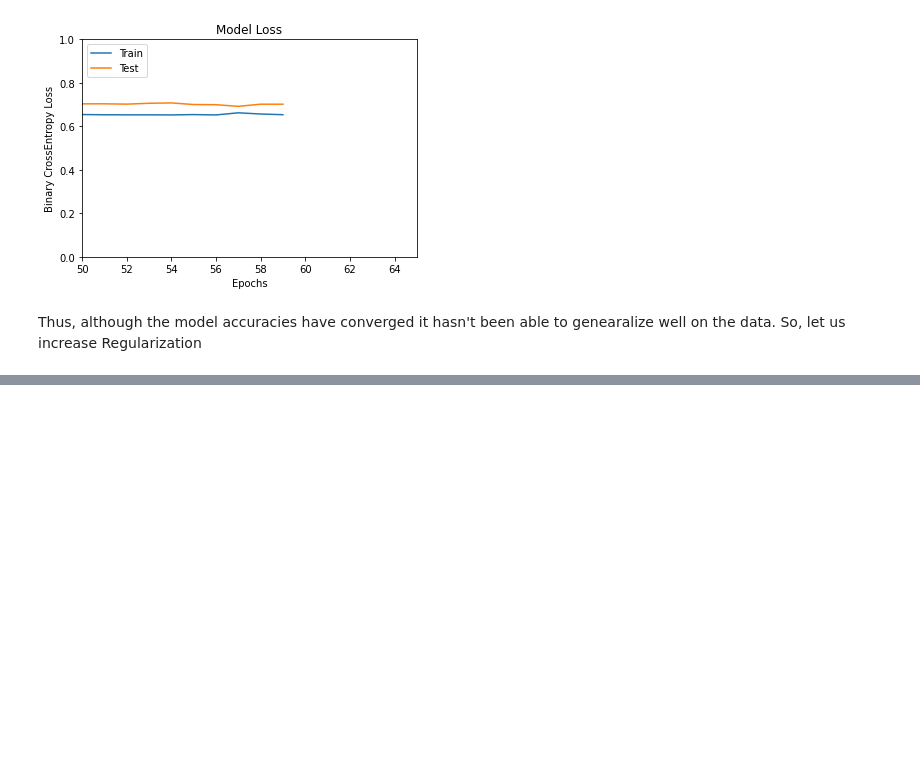
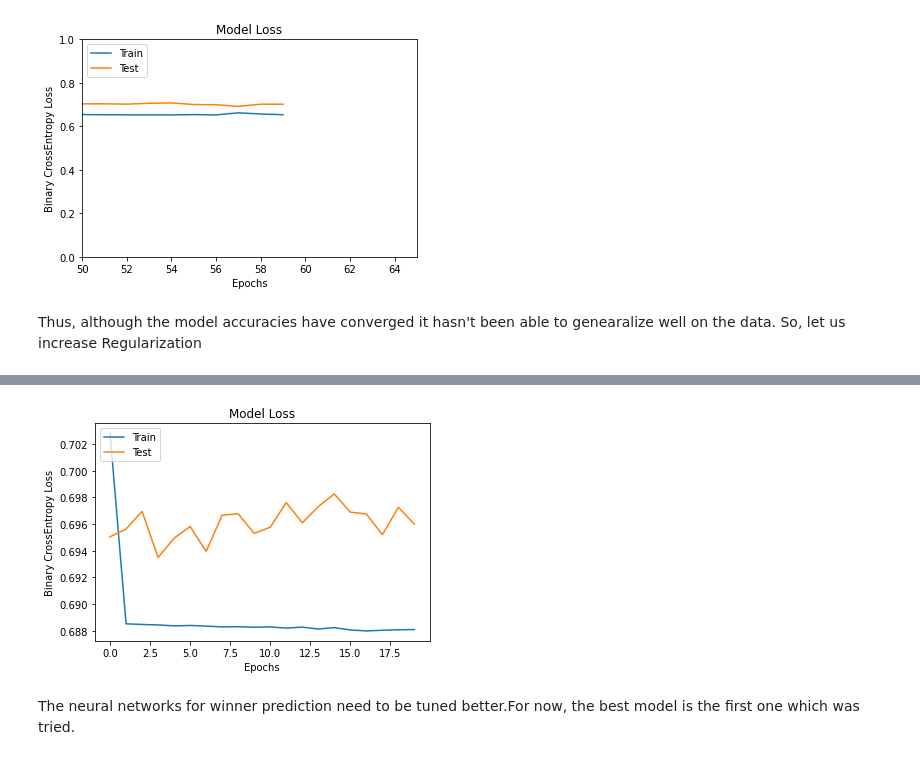
Before and after one commit to PrajwalKalpande/IPL-Score-and-Winner-Prediction, a Jupyter notebook: IPL_NNs.ipynb, the cells around one changed output, grey strips where cells are left out. Saved outputs shown, nothing was run; the diff lists cells and outputs as text; code cells hidden in the pictures; blank space fills up the shorter version.

```diff
--- a/IPL_NNs.ipynb
+++ b/IPL_NNs.ipynb
@@ -837,0 +966,14 @@ plt.show()
+# %%
+# summarize history for accuracy
+plt.plot(hist3.history['loss'])
+plt.plot(hist3.history['val_loss'])
+plt.title('Model Loss')
+plt.ylabel('Binary CrossEntropy Loss')
+plt.xlabel('Epochs')
+plt.legend(['Train', 'Test'], loc='upper left')
+# plt.axis([10,40,0,1])
+plt.show()
+# %% [output]
+[figure, added]
+# %% [markdown]
+The neural networks for winner prediction need to be tuned better.For now, the best model is the first one which was tried.
```
Also changed, not shown: parts of 15 cells of this notebook.
